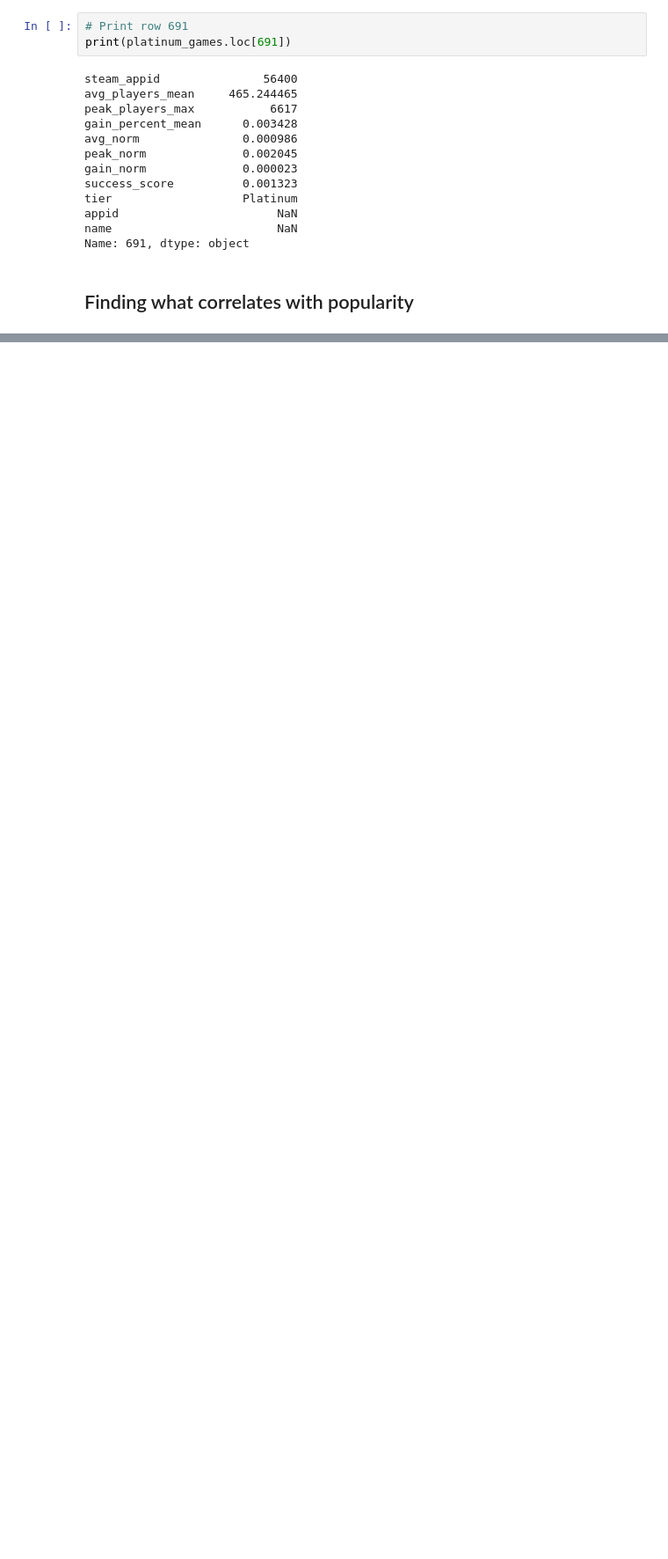
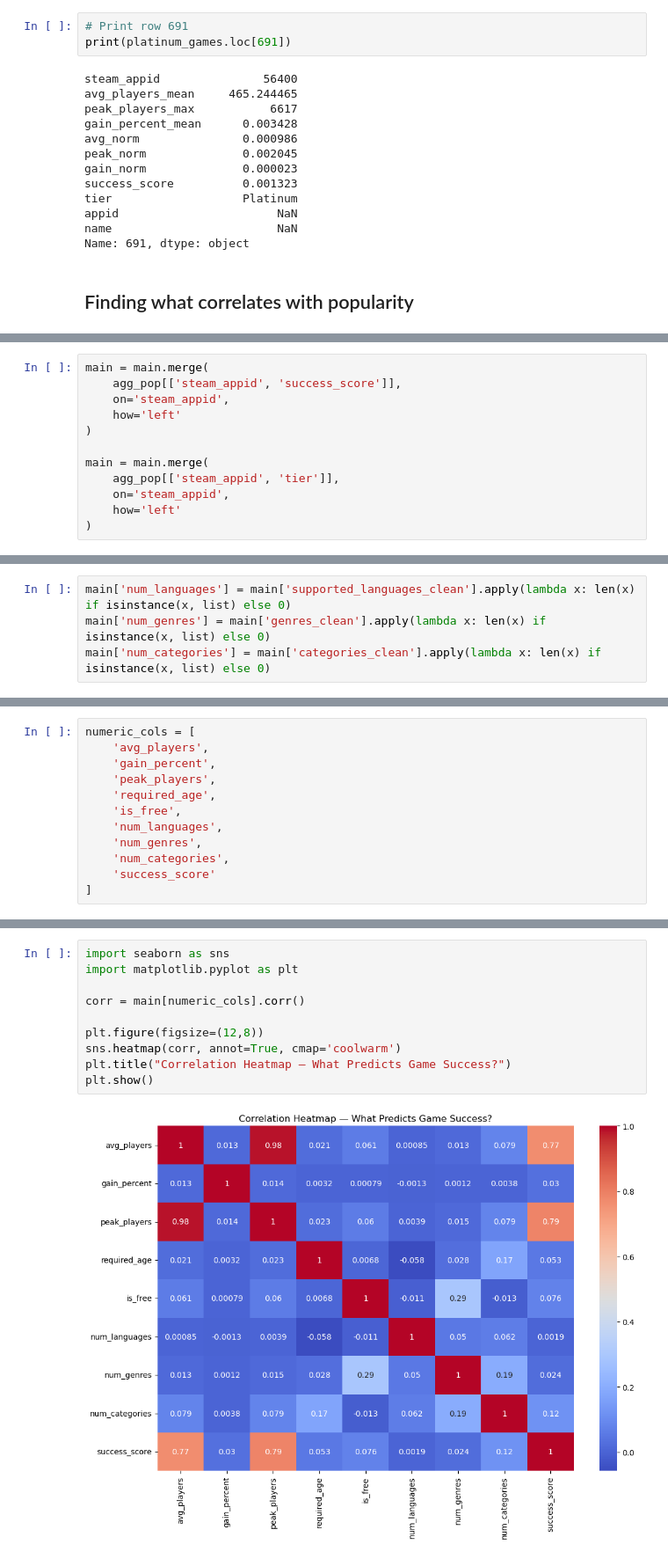
Before and after one commit to khpallon/predicting-steam-game-popularity, a Jupyter notebook: SteamGamePopularity.ipynb, the cells around one changed output, grey strips where cells are left out. Shown at 88% size. Saved outputs shown, nothing was run; the diff lists cells and outputs as text; blank space fills up the shorter version.

Commit message:
Popularity correlations

```diff
--- a/SteamGamePopularity.ipynb
+++ b/SteamGamePopularity.ipynb
@@ -327,0 +321,12 @@ Index(['month', 'avg_players', 'gain_percent', 'peak_players', 'steam_appid',
+# %%
+main = main.merge(
+    agg_pop[['steam_appid', 'success_score']],
+    on='steam_appid',
+    how='left'
+)
+
+main = main.merge(
+    agg_pop[['steam_appid', 'tier']],
+    on='steam_appid',
+    how='left'
+)
@@ -327,0 +335,4 @@ Index(['month', 'avg_players', 'gain_percent', 'peak_players', 'steam_appid',
+# %%
+main['num_languages'] = main['supported_languages_clean'].apply(lambda x: len(x) if isinstance(x, list) else 0)
+main['num_genres'] = main['genres_clean'].apply(lambda x: len(x) if isinstance(x, list) else 0)
+main['num_categories'] = main['categories_clean'].apply(lambda x: len(x) if isinstance(x, list) else 0)
@@ -327,0 +341,12 @@ Index(['month', 'avg_players', 'gain_percent', 'peak_players', 'steam_appid',
+# %%
+numeric_cols = [
+    'avg_players',
+    'gain_percent',
+    'peak_players',
+    'required_age',
+    'is_free',
+    'num_languages',
+    'num_genres',
+    'num_categories',
+    'success_score'
+]
@@ -327,0 +355,12 @@ Index(['month', 'avg_players', 'gain_percent', 'peak_players', 'steam_appid',
+# %%
+import seaborn as sns
+import matplotlib.pyplot as plt
+
+corr = main[numeric_cols].corr()
+
+plt.figure(figsize=(12,8))
+sns.heatmap(corr, annot=True, cmap='coolwarm')
+plt.title("Correlation Heatmap — What Predicts Game Success?")
+plt.show()
+# %% [output]
+[figure, added]
```
Also changed, not shown: parts of 13 cells of this notebook.
